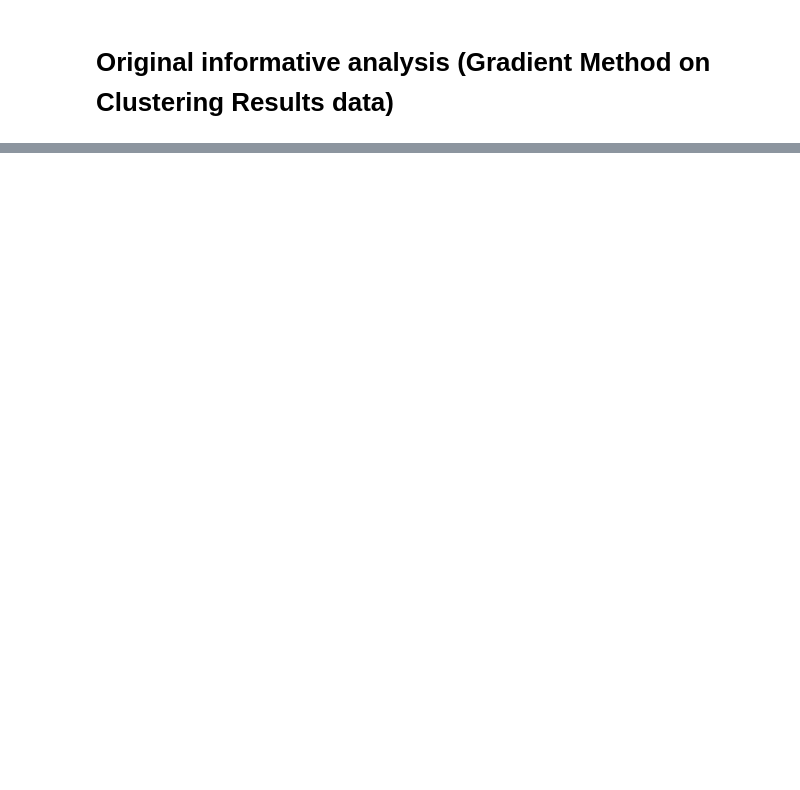
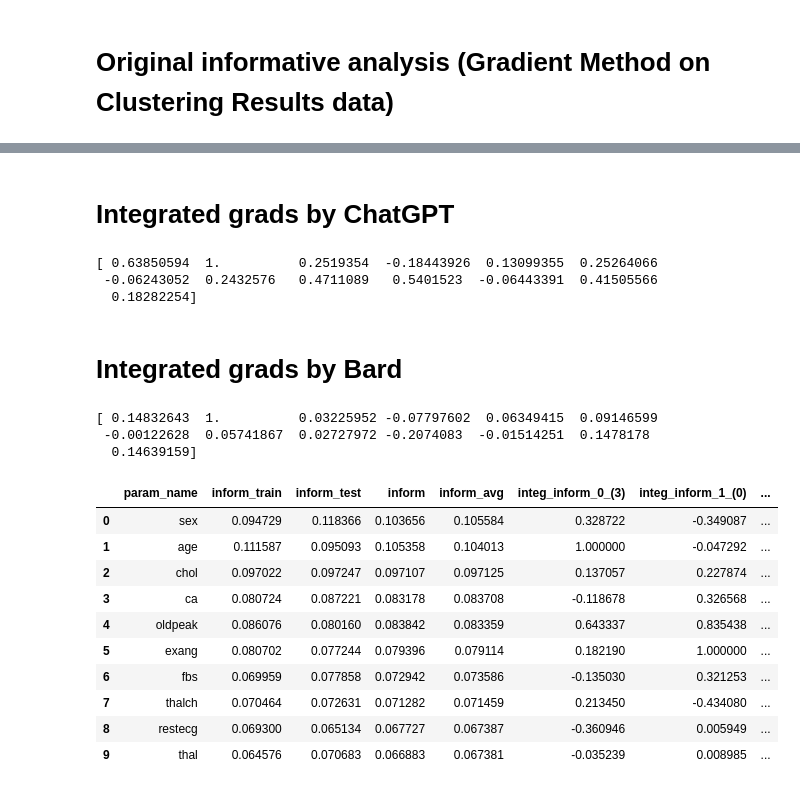
Before and after one commit to VolDonets/cmeans_python, a Jupyter notebook: for_uni_report/clusterization_testing.ipynb, the cells around one changed output, grey strips where cells are left out. Cells and saved outputs as stored; diff of their text form; code cells hidden in the pictures; blank space fills up the shorter version.

```diff
--- a/for_uni_report/clusterization_testing.ipynb
+++ b/for_uni_report/clusterization_testing.ipynb
@@ -1196,5 +1196,5 @@ Epoch 100/100
 # %%
-epochs = 40
+epochs = 44
 
 model_cl = tf.keras.Sequential([
     tf.keras.layers.Dense(30, activation='relu', input_shape=(13,)),
@@ -1308,0 +1416,2 @@ Test accuracy: 0.5
+# %% [markdown]
+# Integrated grads by ChatGPT
@@ -1308,0 +1450,11 @@ Test accuracy: 0.5
+# %%
+baseline_data = np.zeros_like(x_full_cl)
+integrated_grads = integrated_gradients(model_cl, baseline_data, x_full_cl, steps=1000)
+# %%
+print(integrated_grads.mean(axis=0) / np.max(integrated_grads.mean(axis=0)))
+# %% [output]
+[ 0.63850594  1.          0.2519354  -0.18443926  0.13099355  0.25264066
+ -0.06243052  0.2432576   0.4711089   0.5401523  -0.06443391  0.41505566
+  0.18282254]
+# %% [markdown]
+# Integrated grads by Bard
@@ -1308,0 +1499,33 @@ Test accuracy: 0.5
+# %%
+print(integrated_grads[3] / np.max(integrated_grads[3]))
+# %% [output]
+[ 0.14832643  1.          0.03225952 -0.07797602  0.06349415  0.09146599
+ -0.00122628  0.05741867  0.02727972 -0.2074083  -0.01514251  0.1478178
+  0.14639159]
+# %%
+pd_fi = pd.DataFrame()
+pd_fi["param_name"] = list(hd_data.columns)[:13]
+pd_fi["inform_train"] = feature_importance_train.numpy() / np.sum(feature_importance_train.numpy())
+pd_fi["inform_test"] = feature_importance_test.numpy() / np.sum(feature_importance_test.numpy())
+pd_fi["inform"] = feature_importance.numpy() / np.sum(feature_importance.numpy())
+pd_fi["inform_avg"] = pd.array(pd.array(pd_fi["inform_train"]) + pd.array(pd_fi["inform_test"]) + pd.array(pd_fi["inform"])) / 3
+
+pd_fi["integ_inform_0_(3)"] = integrated_grads[0] / np.max(integrated_grads[0])
+pd_fi["integ_inform_1_(0)"] = integrated_grads[1] / np.max(integrated_grads[1])
+pd_fi["integ_inform_2_(0)"] = integrated_grads[2] / np.max(integrated_grads[2])
+
+pd_fi = pd_fi.sort_values(by="inform_avg", ascending=False).reset_index(drop=True)
+pd_fi["inform_cumulative"] = pd_fi["inform"].cumsum()
+pd_fi.head(10)
+# %% [output]
+|  | param_name | inform_train | inform_test | inform | inform_avg | integ_inform_0_(3) | integ_inform_1_(0) | ... |
+| 0 | sex | 0.094729 | 0.118366 | 0.103656 | 0.105584 | 0.328722 | -0.349087 | ... |
+| 1 | age | 0.111587 | 0.095093 | 0.105358 | 0.104013 | 1.000000 | -0.047292 | ... |
+| 2 | chol | 0.097022 | 0.097247 | 0.097107 | 0.097125 | 0.137057 | 0.227874 | ... |
+| 3 | ca | 0.080724 | 0.087221 | 0.083178 | 0.083708 | -0.118678 | 0.326568 | ... |
+| 4 | oldpeak | 0.086076 | 0.080160 | 0.083842 | 0.083359 | 0.643337 | 0.835438 | ... |
+| 5 | exang | 0.080702 | 0.077244 | 0.079396 | 0.079114 | 0.182190 | 1.000000 | ... |
+| 6 | fbs | 0.069959 | 0.077858 | 0.072942 | 0.073586 | -0.135030 | 0.321253 | ... |
+| 7 | thalch | 0.070464 | 0.072631 | 0.071282 | 0.071459 | 0.213450 | -0.434080 | ... |
+| 8 | restecg | 0.069300 | 0.065134 | 0.067727 | 0.067387 | -0.360946 | 0.005949 | ... |
+| 9 | thal | 0.064576 | 0.070683 | 0.066883 | 0.067381 | -0.035239 | 0.008985 | ... |
```
Also changed, not shown: parts of 32 cells of this notebook.
